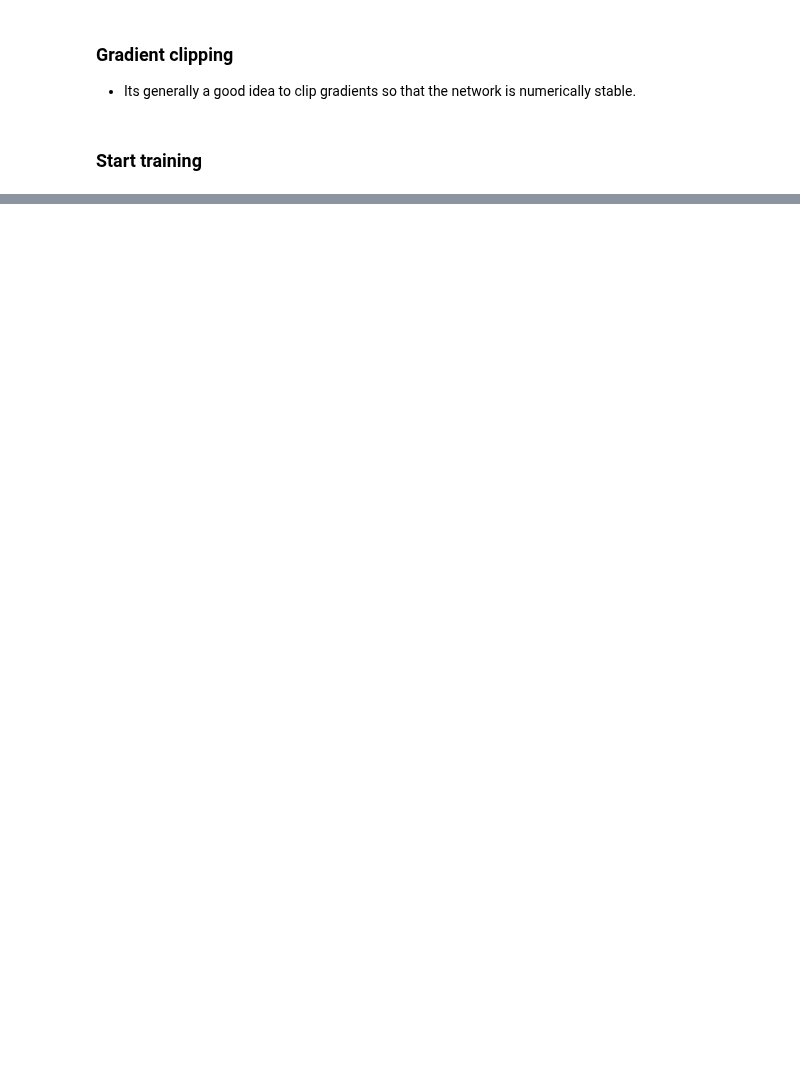
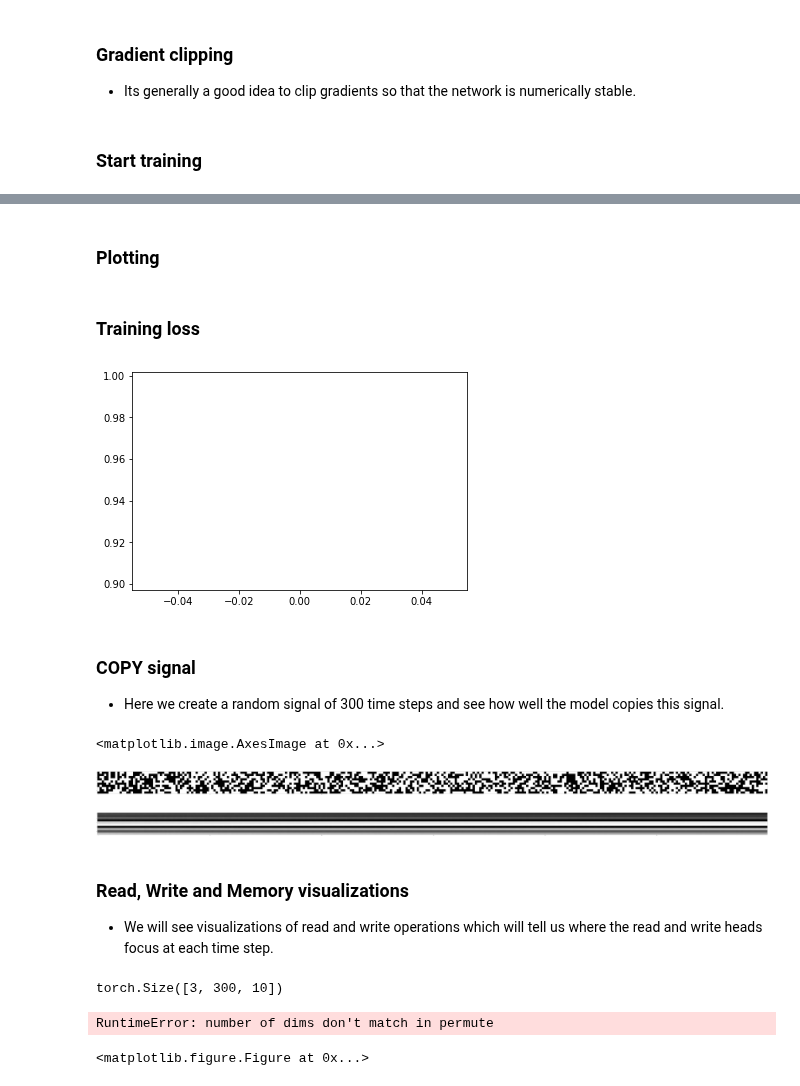
Before and after one commit to shruti-jadon/Hands-on-One-Shot-Learning, a Jupyter notebook: Ch04-ModelsBasedMethods/NTM tutorial.ipynb, the cells around one changed output, grey strips where cells are left out. Cells and saved outputs as stored; diff of their text form; code cells hidden in the pictures; blank space fills up the shorter version.

```diff
--- a/Ch04-ModelsBasedMethods/NTM tutorial.ipynb
+++ b/Ch04-ModelsBasedMethods/NTM tutorial.ipynb
@@ -20,23 +27,20 @@ from torch.utils.data import DataLoader
 # %%
-class Controller(nn.Module):
-    def __init__(self, num_inputs, num_outputs, num_hiddens):
-        super(Controller, self).__init__()
-
-        print("--- Initialize Controller")
-        self.fc1 = nn.Linear(num_inputs, num_hiddens)
-        self.fc2 = nn.Linear(num_hiddens, num_outputs)
+class FCController(nn.Module):
+    def __init__(self, n_input, n_out, n_hidden):
+        super(FCController, self).__init__()
+        print("--Initialize fully connected controller--")
+        self.fc1 = nn.Linear(n_input, n_hidden)
+        self.fc2 = nn.Linear(n_hidden, n_out)
         self.reset_parameters()
 
     def reset_parameters(self):
         # Initialize the linear layers
         nn.init.xavier_uniform_(self.fc1.weight, gain=1.4)
         nn.init.normal(self.fc1.bias, std=0.01)
-
         nn.init.xavier_uniform_(self.fc2.weight, gain=1.4)
         nn.init.normal(self.fc2.bias, std=0.01)
 
     def forward(self, x, last_read):
-
         x = torch.cat((x, last_read), dim=1)
         x = F.sigmoid(self.fc1(x))
         x = F.sigmoid(self.fc2(x))
@@ -106,7 +114,7 @@ class ReadHead(Memory):
     def __init__(self, M, N, controller_out):
         super(ReadHead, self).__init__(M, N, controller_out)
 
-        print("--- Initialize Memory: ReadHead")
+        print("--Initialize Memory: ReadHead--")
         self.fc_read = nn.Linear(controller_out, self.read_lengths)
         self.reset_parameters();
 
@@ -116,7 +124,7 @@ class ReadHead(Memory):
         nn.init.normal(self.fc_read.bias, std=0.01)
 
     def read(self, memory, w):
-        """Read from memory (according to section 3.1)."""
+        """Read from memory."""
         return torch.matmul(w, memory)
 
     def forward(self, x, memory):
@@ -139,7 +147,7 @@ class WriteHead(Memory):
     def __init__(self, M, N, controller_out):
         super(WriteHead, self).__init__(M, N, controller_out)
 
-        print("--- Initialize Memory: WriteHead")
+        print("--Initialize Memory: WriteHead--")
         self.fc_write = nn.Linear(controller_out, self.write_lengths)
         self.reset_parameters()
 
@@ -149,7 +157,7 @@ class WriteHead(Memory):
         nn.init.normal_(self.fc_write.bias, std=0.01)
 
     def write(self, memory, w, e, a):
-        """write to memory (according to section 3.2)."""
+        """write to memory."""
         w = torch.squeeze(w)
         e = torch.squeeze(e)
         a = torch.squeeze(a)
@@ -201,8 +213,6 @@ def _convolve(w, s):
 class NTM(nn.Module):
     def __init__(self, M, N, num_inputs, num_outputs, controller_out_dim, controller_hid_dim):
         super(NTM, self).__init__()
-
-        print("----------- Build Neural Turing machine -----------")
         self.num_inputs = num_inputs
         self.num_outputs = num_outputs
         self.M = M
@@ -211,7 +221,7 @@ class NTM(nn.Module):
         self.memory = torch.zeros(self.M, self.N)
         self.last_read = torch.zeros(1, self.N)
 
-        self.controller = Controller(self.num_inputs + self.N, controller_out_dim, controller_hid_dim)
+        self.controller = FCController(self.num_inputs + self.N, controller_out_dim, controller_hid_dim)
         self.read_head = ReadHead(self.M, self.N, controller_out_dim)
         self.write_head = WriteHead(self.M, self.N, controller_out_dim)
 
@@ -396,0 +409,2 @@ NTM(
+# %% [markdown]
+### Plotting
@@ -396,0 +419,10 @@ NTM(
+# %% [markdown]
+### Training loss
+# %%
+plt.plot(losses)
+plt.show()
+# %% [output]
+[figure, added]
+# %% [markdown]
+### COPY signal
+* Here we create a random signal of 300 time steps and see how well the model copies this signal.
@@ -396,0 +442,20 @@ NTM(
+# %%
+# Plot ground truth signal Y and signal y_pred predicted by model.
+# In Copy task these two signals should be very close.
+
+grid_img_truth = vutils.make_grid(Y, normalize=True, scale_each=True)
+grid_img_pred = vutils.make_grid(y_pred, normalize=True, scale_each=True)
+
+plt.figure(figsize=(200,200))
+plt.imshow(grid_img_truth.data.permute(2, 1, 0))
+
+plt.figure(figsize=(200,200))
+plt.imshow(grid_img_pred.data.permute(2, 1, 0))
+# %% [output]
+<matplotlib.image.AxesImage at 0x...>
+[figure, added]
+[figure, added]
+# %% [markdown]
+### Read, Write and Memory visualizations
+
+* We will see visualizations of read and write operations which will tell us where the read and write heads focus at each time step.
@@ -396,0 +468,9 @@ NTM(
+# %%
+grid_img_pred.shape
+# %% [output]
+torch.Size([3, 300, 10])
+# %%
+plot_signal(grid_read, fig_size=(10,6))
+# %% [output]
+RuntimeError: number of dims don't match in permute
+<matplotlib.figure.Figure at 0x...>
```
Also changed, not shown: parts of 18 cells of this notebook, 1 other file.
